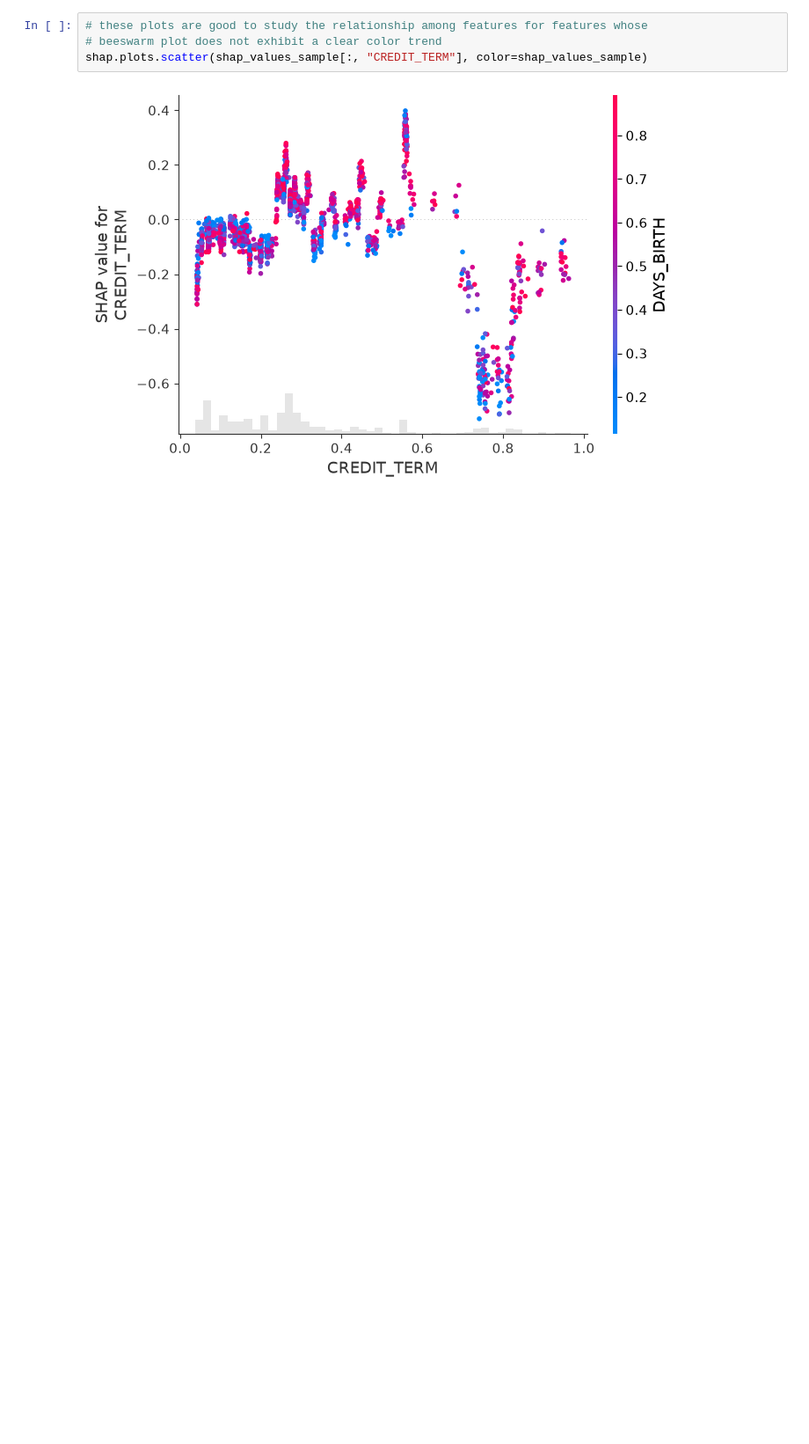
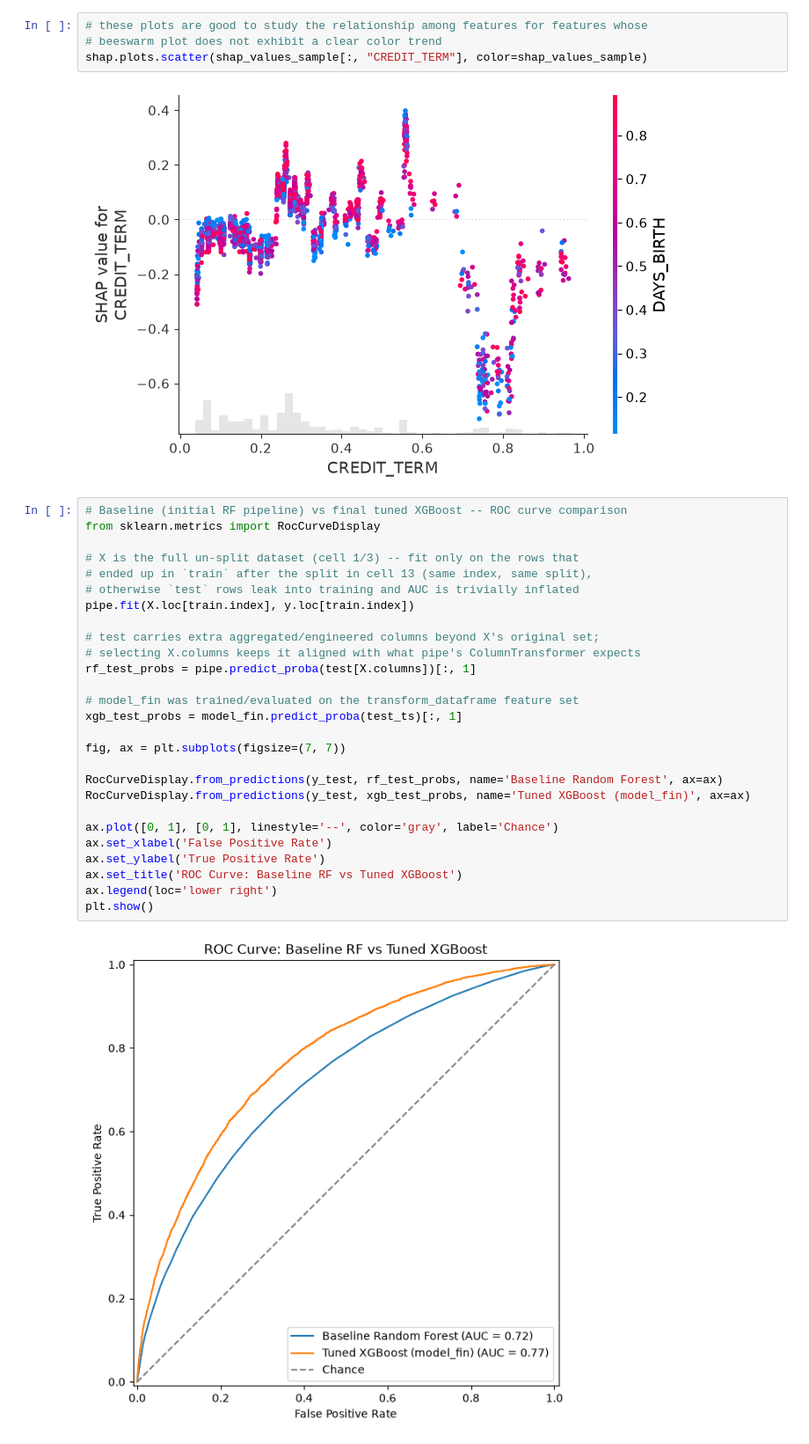
Before and after one commit to ABorda01/Project-Home-Credit-Default-Risk, a Jupyter notebook: model_selection_improv.ipynb, the cells around one changed output. Shown at 88% size. Drawn from its saved outputs; the diff is of its cells as text; blank space fills up the shorter version.

Commit message:
Boosting and SHAP analysis done. Next: .py script with best models/pipelines and summary of results

```diff
--- a/model_selection_improv.ipynb
+++ b/model_selection_improv.ipynb
@@ -903,3 +903,32 @@ shap.plots.waterfall(shap_values_proba[0], max_display=15)
 shap.plots.scatter(shap_values_sample[:, "CREDIT_TERM"], color=shap_values_sample)
 # %% [output]
 [figure]
+# %%
+# Baseline (initial RF pipeline) vs final tuned XGBoost -- ROC curve comparison
+from sklearn.metrics import RocCurveDisplay
+
+# X is the full un-split dataset (cell 1/3) -- fit only on the rows that
+# ended up in `train` after the split in cell 13 (same index, same split),
+# otherwise `test` rows leak into training and AUC is trivially inflated
+pipe.fit(X.loc[train.index], y.loc[train.index])
+
+# test carries extra aggregated/engineered columns beyond X's original set;
+# selecting X.columns keeps it aligned with what pipe's ColumnTransformer expects
+rf_test_probs = pipe.predict_proba(test[X.columns])[:, 1]
+
+# model_fin was trained/evaluated on the transform_dataframe feature set
+xgb_test_probs = model_fin.predict_proba(test_ts)[:, 1]
+
+fig, ax = plt.subplots(figsize=(7, 7))
+
+RocCurveDisplay.from_predictions(y_test, rf_test_probs, name='Baseline Random Forest', ax=ax)
+RocCurveDisplay.from_predictions(y_test, xgb_test_probs, name='Tuned XGBoost (model_fin)', ax=ax)
+
+ax.plot([0, 1], [0, 1], linestyle='--', color='gray', label='Chance')
+ax.set_xlabel('False Positive Rate')
+ax.set_ylabel('True Positive Rate')
+ax.set_title('ROC Curve: Baseline RF vs Tuned XGBoost')
+ax.legend(loc='lower right')
+plt.show()
+# %% [output]
+[figure, added]
```
